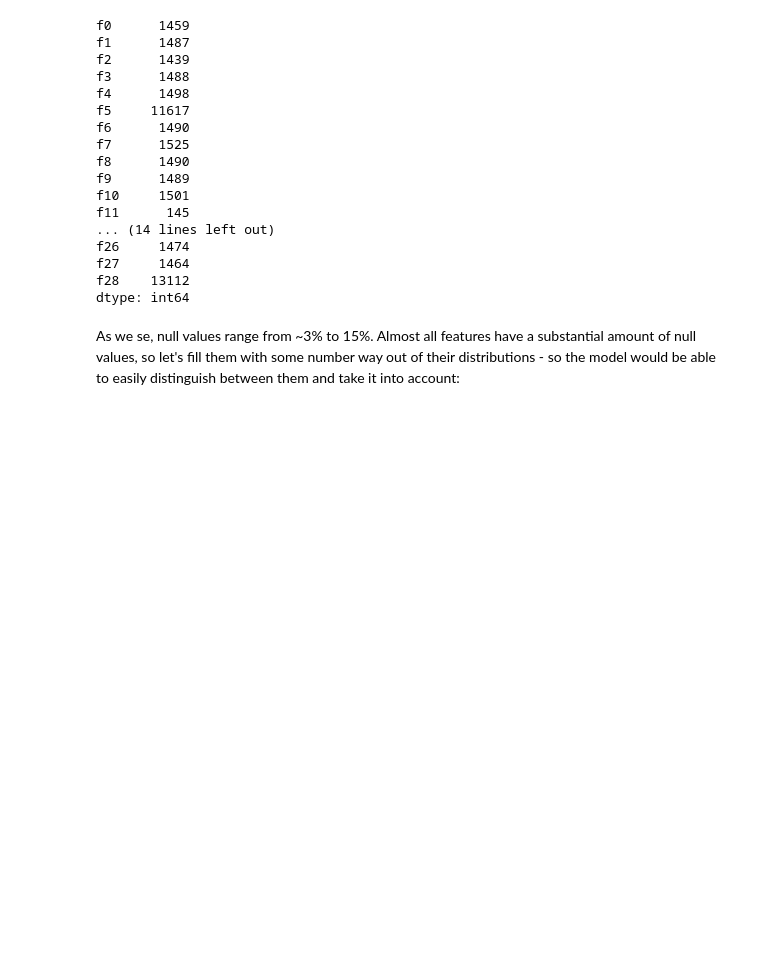
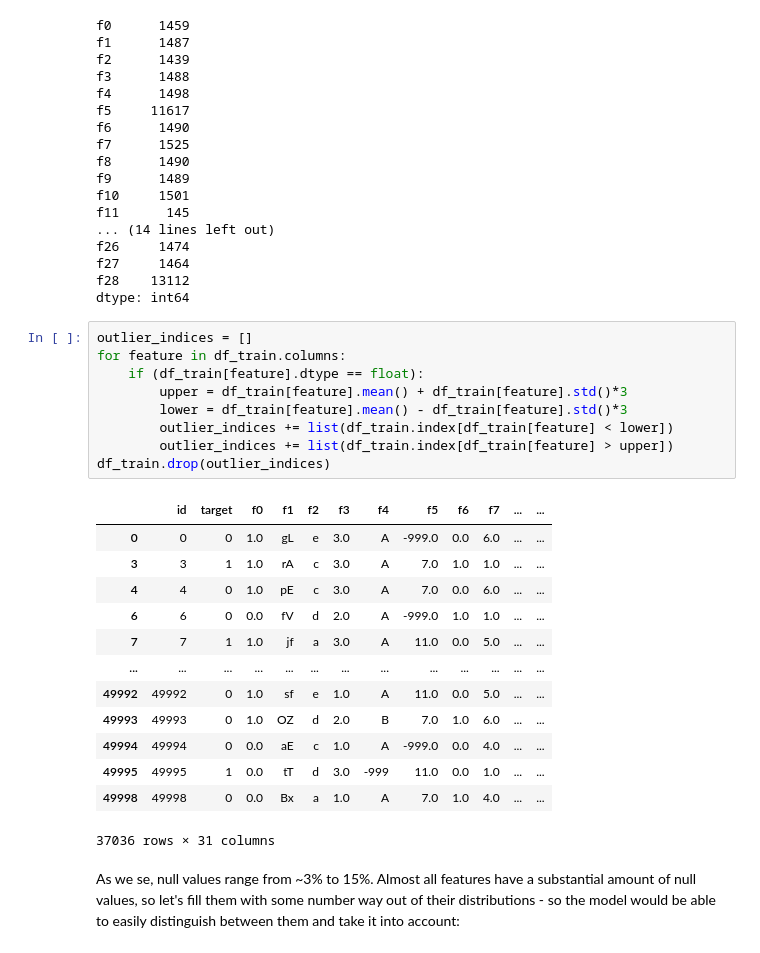
Before and after one commit to vicjor/tdt05-machine-learning, a Jupyter notebook: tdt05-notebook.ipynb, the cells around one changed output. Cells and saved outputs as stored; diff of their text form; blank space fills up the shorter version.

Commit message:
Remove outliers.2

```diff
--- a/tdt05-notebook.ipynb
+++ b/tdt05-notebook.ipynb
@@ -60,6 +59,29 @@ f26     1474
 f27     1464
 f28    13112
 dtype: int64
+# %%
+outlier_indices = []
+for feature in df_train.columns:
+    if (df_train[feature].dtype == float):
+        upper = df_train[feature].mean() + df_train[feature].std()*3
+        lower = df_train[feature].mean() - df_train[feature].std()*3
+        outlier_indices += list(df_train.index[df_train[feature] < lower])
+        outlier_indices += list(df_train.index[df_train[feature] > upper])
+df_train.drop(outlier_indices)
+# %% [output]
+|  | id | target | f0 | f1 | f2 | f3 | f4 | f5 | f6 | f7 | ... | ... |
+| 0 | 0 | 0 | 1.0 | gL | e | 3.0 | A | -999.0 | 0.0 | 6.0 | ... | ... |
+| 3 | 3 | 1 | 1.0 | rA | c | 3.0 | A | 7.0 | 1.0 | 1.0 | ... | ... |
+| 4 | 4 | 0 | 1.0 | pE | c | 3.0 | A | 7.0 | 0.0 | 6.0 | ... | ... |
+| 6 | 6 | 0 | 0.0 | fV | d | 2.0 | A | -999.0 | 1.0 | 1.0 | ... | ... |
+| 7 | 7 | 1 | 1.0 | jf | a | 3.0 | A | 11.0 | 0.0 | 5.0 | ... | ... |
+| ... | ... | ... | ... | ... | ... | ... | ... | ... | ... | ... | ... | ... |
+| 49992 | 49992 | 0 | 1.0 | sf | e | 1.0 | A | 11.0 | 0.0 | 5.0 | ... | ... |
+| 49993 | 49993 | 0 | 1.0 | OZ | d | 2.0 | B | 7.0 | 1.0 | 6.0 | ... | ... |
+| 49994 | 49994 | 0 | 0.0 | aE | c | 1.0 | A | -999.0 | 0.0 | 4.0 | ... | ... |
+| 49995 | 49995 | 1 | 0.0 | tT | d | 3.0 | -999 | 11.0 | 0.0 | 1.0 | ... | ... |
+| 49998 | 49998 | 0 | 0.0 | Bx | a | 1.0 | A | 7.0 | 1.0 | 4.0 | ... | ... |
+37036 rows × 31 columns
 # %% [markdown]
 As we se, null values range from ~3% to 15%. Almost all features have a substantial amount of null values, so let's fill them with some number way out of their distributions - so the model would be able to easily distinguish between them and take it into account:
 # %%
```
Also changed, not shown: parts of 19 cells of this notebook.
